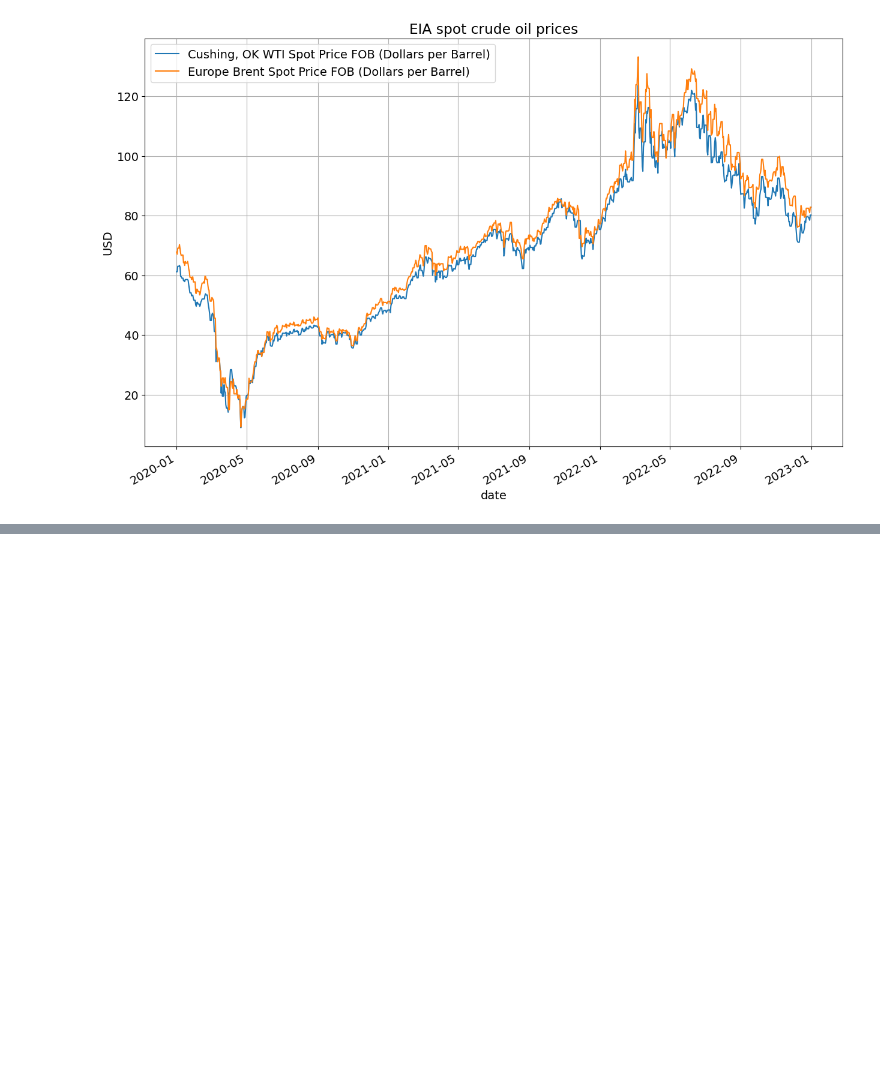
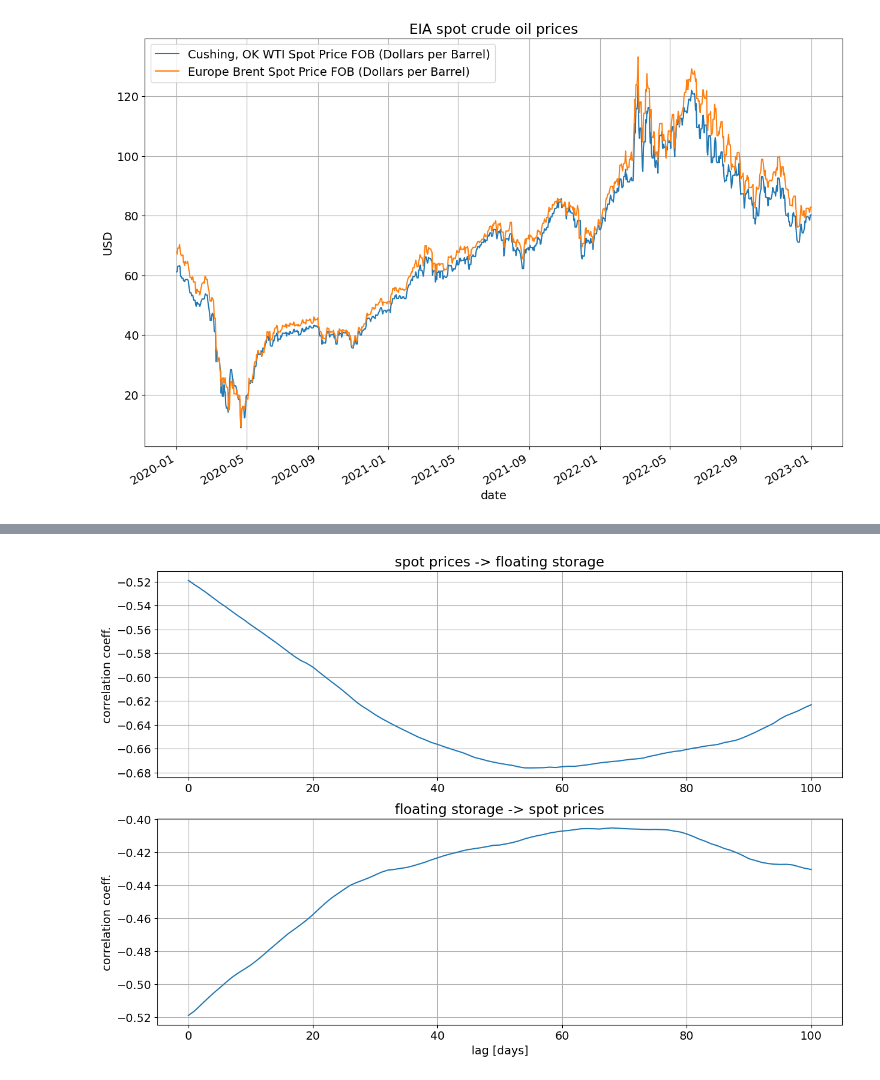
Before and after one commit to S-Dassou/crude_analysis_project, a Jupyter notebook: crude_fs_analysis_2020_22.ipynb, the cells around one changed output, grey strips where cells are left out. Drawn from its saved outputs; the diff is of its cells as text; code cells hidden in the pictures; blank space fills up the shorter version.

```diff
--- a/crude_fs_analysis_2020_22.ipynb
+++ b/crude_fs_analysis_2020_22.ipynb
@@ -109,0 +194,4 @@ plt.ylabel('USD');
+# %%
+plot_crosscorr(spot_prices, floating_storage, maxlag=MAXLAG, label_x='spot prices', label_y='floating storage')
+# %% [output]
+[figure, added]
```
Also changed, not shown: parts of 17 cells of this notebook.
